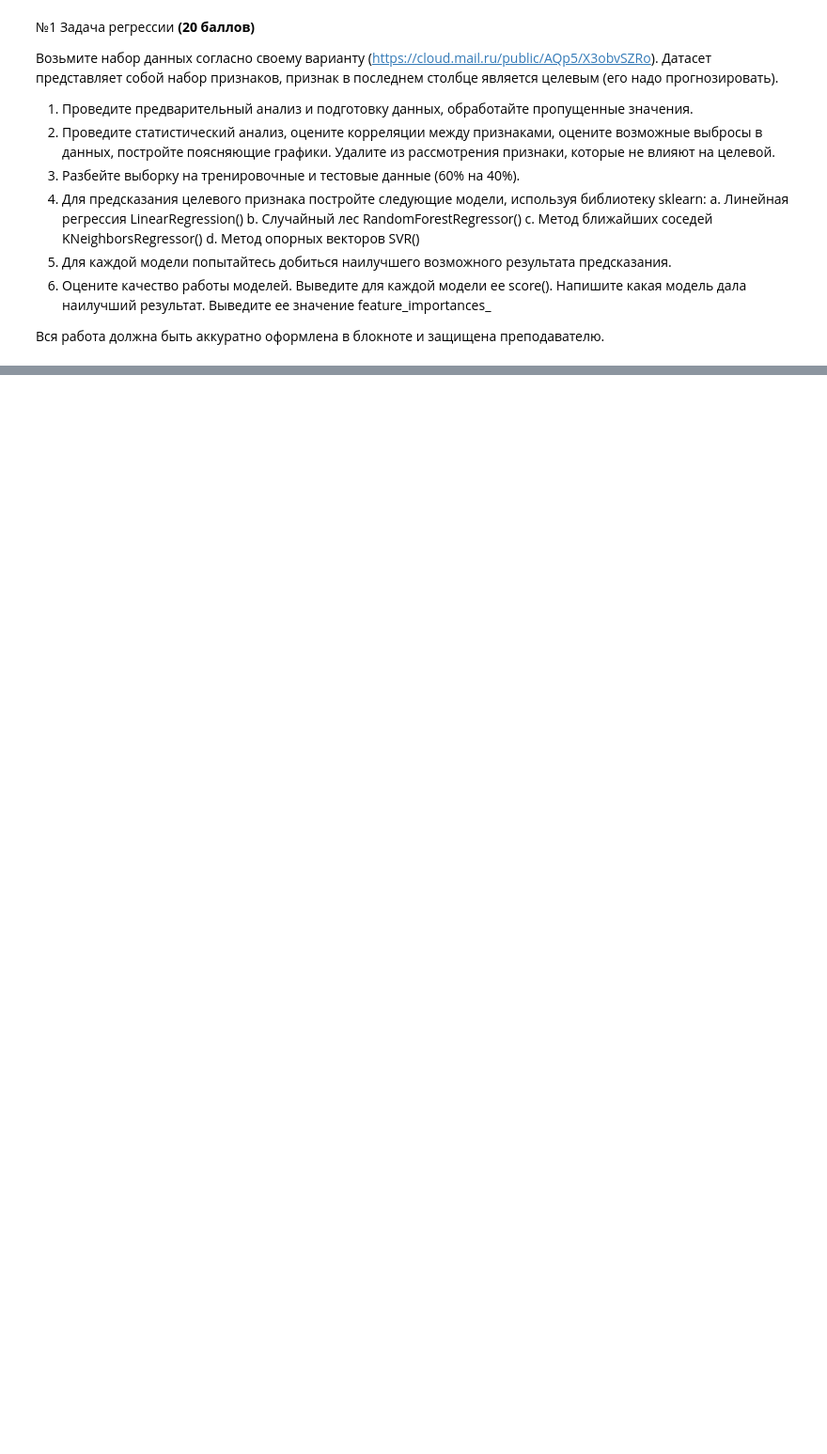
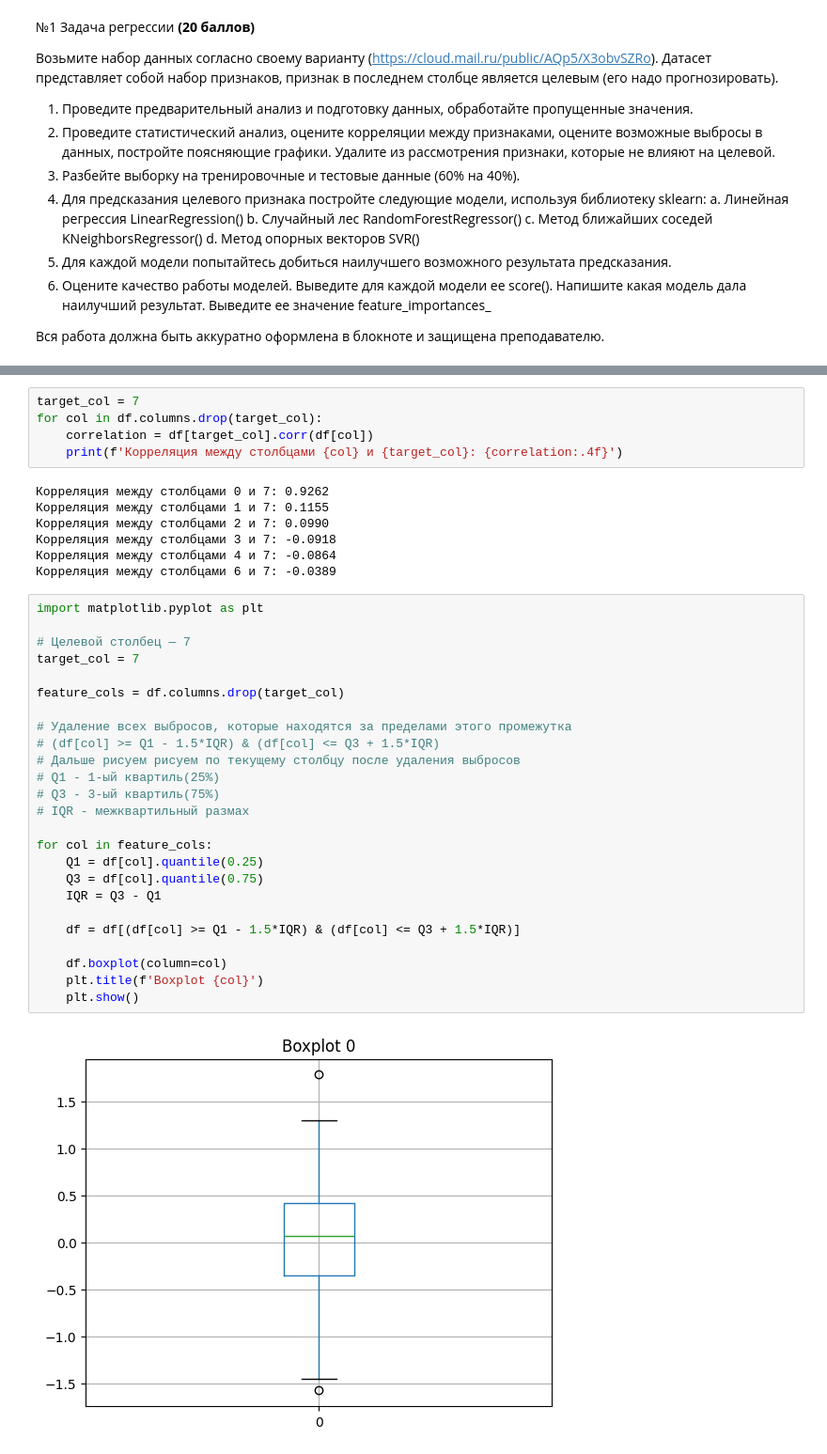
Before and after one commit to WonderSi/iml-python-semestr5, a Jupyter notebook: examle.ipynb, the cells around one changed output, grey strips where cells are left out. Shown at 94% size. Saved outputs shown, nothing was run; the diff lists cells and outputs as text; blank space fills up the shorter version.

```diff
--- a/examle.ipynb
+++ b/examle.ipynb
@@ -25,0 +189,39 @@ feature_importances_
+# %%
+target_col = 7
+for col in df.columns.drop(target_col):
+    correlation = df[target_col].corr(df[col])
+    print(f'Корреляция между столбцами {col} и {target_col}: {correlation:.4f}')
+# %% [output]
+Корреляция между столбцами 0 и 7: 0.9262
+Корреляция между столбцами 1 и 7: 0.1155
+Корреляция между столбцами 2 и 7: 0.0990
+Корреляция между столбцами 3 и 7: -0.0918
+Корреляция между столбцами 4 и 7: -0.0864
+Корреляция между столбцами 6 и 7: -0.0389
+# %%
+import matplotlib.pyplot as plt
+
+# Целевой столбец — 7
+target_col = 7
+
+feature_cols = df.columns.drop(target_col)
+
+# Удаление всех выбросов, которые находятся за пределами этого промежутка
+# (df[col] >= Q1 - 1.5*IQR) & (df[col] <= Q3 + 1.5*IQR)
+# Дальше рисуем рисуем по текущему столбцу после удаления выбросов
+# Q1 - 1-ый квартиль(25%)
+# Q3 - 3-ый квартиль(75%)
+# IQR - межквартильный размах
+
+for col in feature_cols:
+    Q1 = df[col].quantile(0.25)
+    Q3 = df[col].quantile(0.75)
+    IQR = Q3 - Q1
+
+    df = df[(df[col] >= Q1 - 1.5*IQR) & (df[col] <= Q3 + 1.5*IQR)]
+
+    df.boxplot(column=col)
+    plt.title(f'Boxplot {col}')
+    plt.show()
+# %% [output]
+[figure, added]
```
Also changed, not shown: parts of 51 cells of this notebook, 1 other file.
